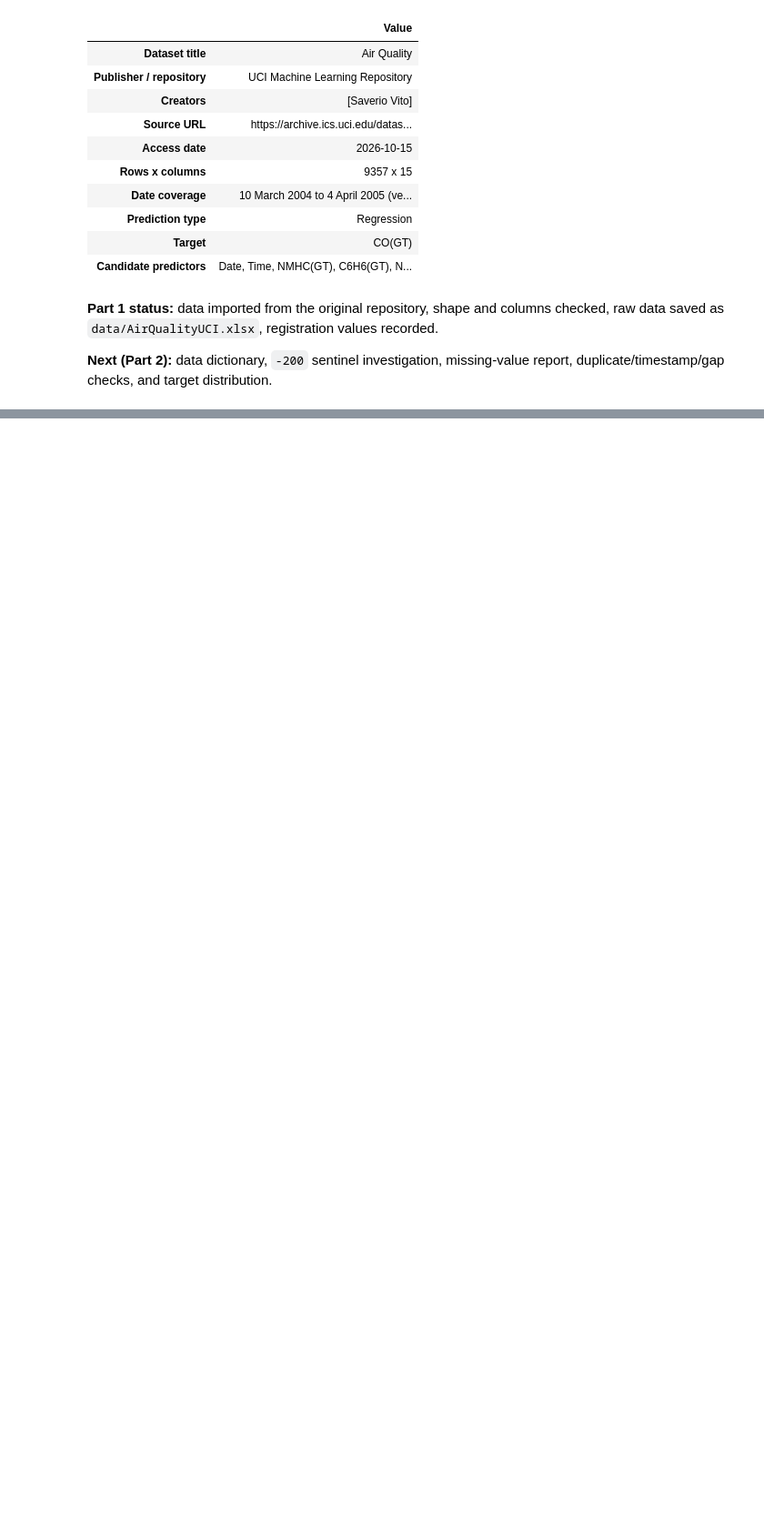
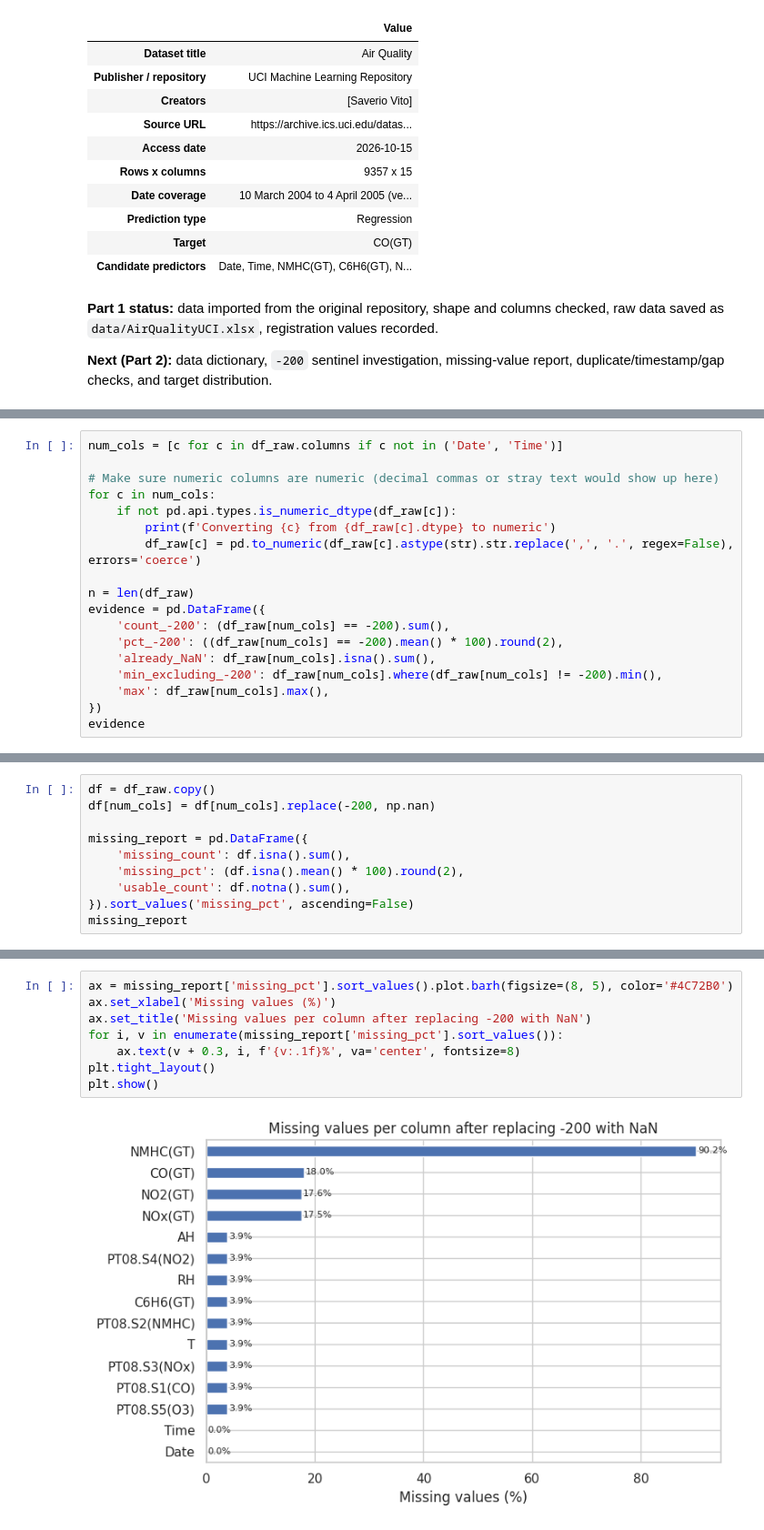
Before and after one commit to arielsharonferdinandus/AirQualityCO_PredictiveAnalytics, a Jupyter notebook: AirQualityCO_PredictiveAnalytics.ipynb, the cells around one changed output, grey strips where cells are left out. Shown at 91% size. Drawn from its saved outputs; the diff is of its cells as text; blank space fills up the shorter version.

Commit message:
Data understanding and quality assessment

```diff
--- a/AirQualityCO_PredictiveAnalytics.ipynb
+++ b/AirQualityCO_PredictiveAnalytics.ipynb
@@ -242,0 +339,18 @@ pd.Series(registration, name='Value').to_frame()
+# %%
+num_cols = [c for c in df_raw.columns if c not in ('Date', 'Time')]
+
+# Make sure numeric columns are numeric (decimal commas or stray text would show up here)
+for c in num_cols:
+    if not pd.api.types.is_numeric_dtype(df_raw[c]):
+        print(f'Converting {c} from {df_raw[c].dtype} to numeric')
+        df_raw[c] = pd.to_numeric(df_raw[c].astype(str).str.replace(',', '.', regex=False), errors='coerce')
+
+n = len(df_raw)
+evidence = pd.DataFrame({
+    'count_-200': (df_raw[num_cols] == -200).sum(),
+    'pct_-200': ((df_raw[num_cols] == -200).mean() * 100).round(2),
+    'already_NaN': df_raw[num_cols].isna().sum(),
+    'min_excluding_-200': df_raw[num_cols].where(df_raw[num_cols] != -200).min(),
+    'max': df_raw[num_cols].max(),
+})
+evidence
@@ -242,0 +408,10 @@ pd.Series(registration, name='Value').to_frame()
+# %%
+df = df_raw.copy()
+df[num_cols] = df[num_cols].replace(-200, np.nan)
+
+missing_report = pd.DataFrame({
+    'missing_count': df.isna().sum(),
+    'missing_pct': (df.isna().mean() * 100).round(2),
+    'usable_count': df.notna().sum(),
+}).sort_values('missing_pct', ascending=False)
+missing_report
@@ -242,0 +435,10 @@ pd.Series(registration, name='Value').to_frame()
+# %%
+ax = missing_report['missing_pct'].sort_values().plot.barh(figsize=(8, 5), color='#4C72B0')
+ax.set_xlabel('Missing values (%)')
+ax.set_title('Missing values per column after replacing -200 with NaN')
+for i, v in enumerate(missing_report['missing_pct'].sort_values()):
+    ax.text(v + 0.3, i, f'{v:.1f}%', va='center', fontsize=8)
+plt.tight_layout()
+plt.show()
+# %% [output]
+[figure, added]
```
Also changed, not shown: parts of 25 cells of this notebook.
